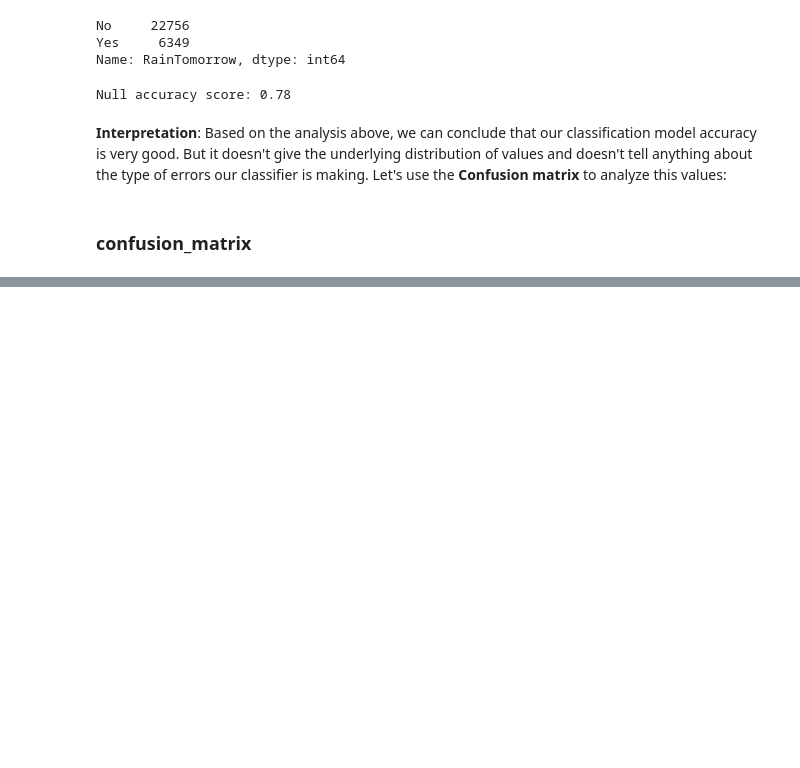
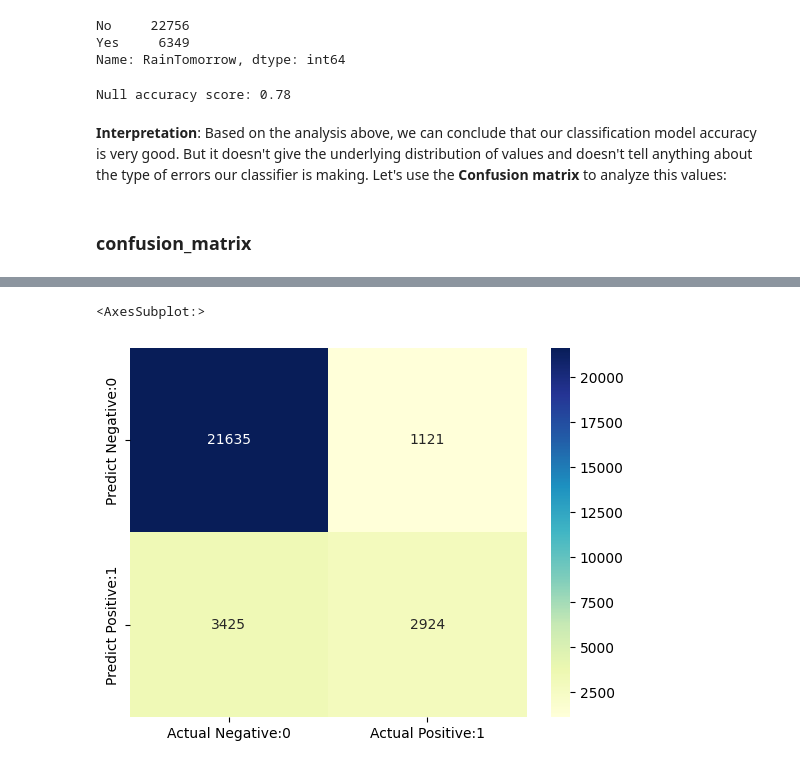
Before and after one commit to emonteiro27/data-rain-australia, a Jupyter notebook: data-rain-australia.ipynb, the cells around one changed output, grey strips where cells are left out. Saved outputs shown, nothing was run; the diff lists cells and outputs as text; code cells hidden in the pictures; blank space fills up the shorter version.

Commit message:
plotted confusion matrix for logistic regression model

```diff
--- a/data-rain-australia.ipynb
+++ b/data-rain-australia.ipynb
@@ -1112,0 +1119,14 @@ confusion_matrix
+# %%
+# plot confusion matrix
+
+from sklearn.metrics import confusion_matrix
+
+cm = confusion_matrix(y_test, y_pred)
+
+cm_matrix = pd.DataFrame(data=cm, columns=['Actual Negative:0', 'Actual Positive:1'],
+                                 index=['Predict Negative:0', 'Predict Positive:1'])
+
+sns.heatmap(cm_matrix, annot=True, fmt='d', cmap='YlGnBu')
+# %% [output]
+<AxesSubplot:>
+[figure, added]
```
Also changed, not shown: parts of 5 cells of this notebook.
